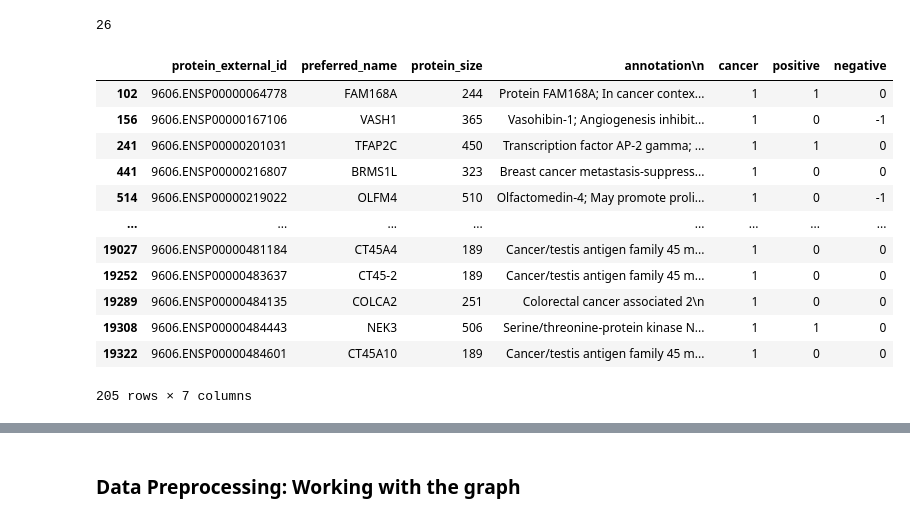
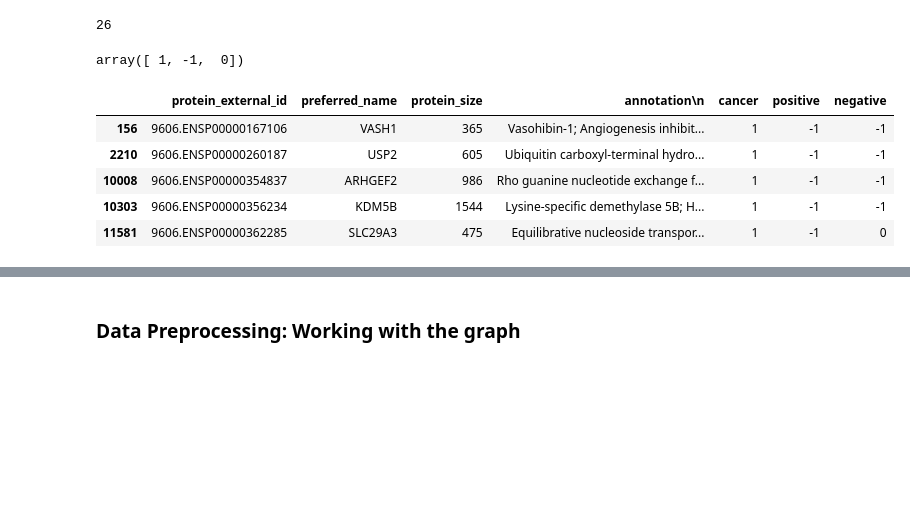
Before and after one commit to nonameforpirate2/DNA, a Jupyter notebook: NetworkAnalysis.ipynb, the cells around one changed output, grey strips where cells are left out. Cells and saved outputs as stored; diff of their text form; code cells hidden in the pictures; blank space fills up the shorter version.

```diff
--- a/NetworkAnalysis.ipynb
+++ b/NetworkAnalysis.ipynb
@@ -661,18 +664,17 @@ protein_description_original['positive'] = list(map(compute_sentiment_pos,protei
 # %%
 protein_description_original['negative'] = list(map(compute_sentiment_neg,protein_description_original['annotation\n']))
 # %%
-protein_description_original
+protein_description_original['positive'].unique()
 # %% [output]
-|  | protein_external_id | preferred_name | protein_size | annotation\n | cancer | positive | negative |
-| 102 | 9606.ENSP00000064778 | FAM168A | 244 | Protein FAM168A; In cancer contex... | 1 | 1 | 0 |
-| 156 | 9606.ENSP00000167106 | VASH1 | 365 | Vasohibin-1; Angiogenesis inhibit... | 1 | 0 | -1 |
-| 241 | 9606.ENSP00000201031 | TFAP2C | 450 | Transcription factor AP-2 gamma; ... | 1 | 1 | 0 |
-| 441 | 9606.ENSP00000216807 | BRMS1L | 323 | Breast cancer metastasis-suppress... | 1 | 0 | 0 |
-| 514 | 9606.ENSP00000219022 | OLFM4 | 510 | Olfactomedin-4; May promote proli... | 1 | 0 | -1 |
-| ... | ... | ... | ... | ... | ... | ... | ... |
-| 19027 | 9606.ENSP00000481184 | CT45A4 | 189 | Cancer/testis antigen family 45 m... | 1 | 0 | 0 |
-| 19252 | 9606.ENSP00000483637 | CT45-2 | 189 | Cancer/testis antigen family 45 m... | 1 | 0 | 0 |
-| 19289 | 9606.ENSP00000484135 | COLCA2 | 251 | Colorectal cancer associated 2\n | 1 | 0 | 0 |
-| 19308 | 9606.ENSP00000484443 | NEK3 | 506 | Serine/threonine-protein kinase N... | 1 | 1 | 0 |
-| 19322 | 9606.ENSP00000484601 | CT45A10 | 189 | Cancer/testis antigen family 45 m... | 1 | 0 | 0 |
-205 rows × 7 columns
+array([ 1, -1,  0])
+# %%
+protein_desc_minusone = protein_description_original[protein_description_original['positive'] == -1]
+# %%
+protein_desc_minusone
+# %% [output]
+|  | protein_external_id | preferred_name | protein_size | annotation\n | cancer | positive | negative |
+| 156 | 9606.ENSP00000167106 | VASH1 | 365 | Vasohibin-1; Angiogenesis inhibit... | 1 | -1 | -1 |
+| 2210 | 9606.ENSP00000260187 | USP2 | 605 | Ubiquitin carboxyl-terminal hydro... | 1 | -1 | -1 |
+| 10008 | 9606.ENSP00000354837 | ARHGEF2 | 986 | Rho guanine nucleotide exchange f... | 1 | -1 | -1 |
+| 10303 | 9606.ENSP00000356234 | KDM5B | 1544 | Lysine-specific demethylase 5B; H... | 1 | -1 | -1 |
+| 11581 | 9606.ENSP00000362285 | SLC29A3 | 475 | Equilibrative nucleoside transpor... | 1 | -1 | 0 |
```
Also changed, not shown: parts of 10 cells of this notebook.
